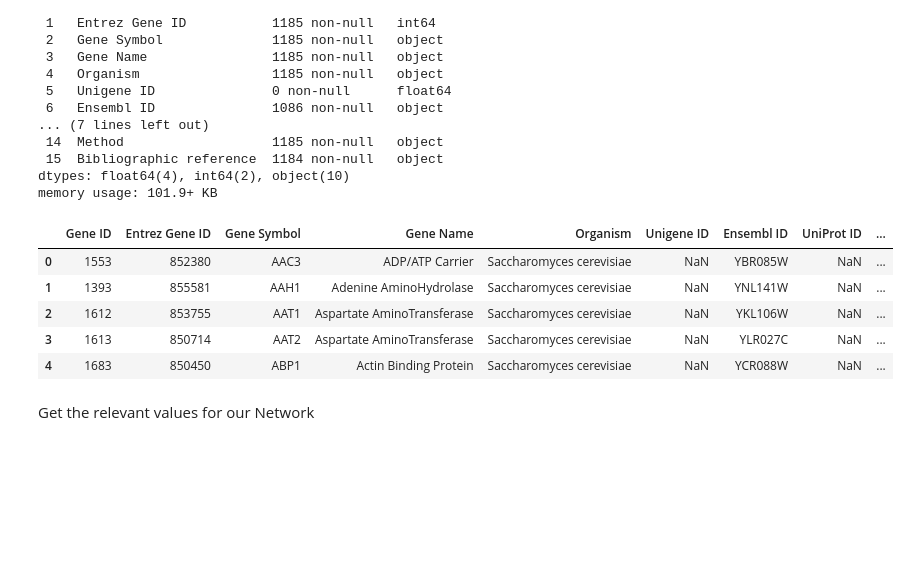
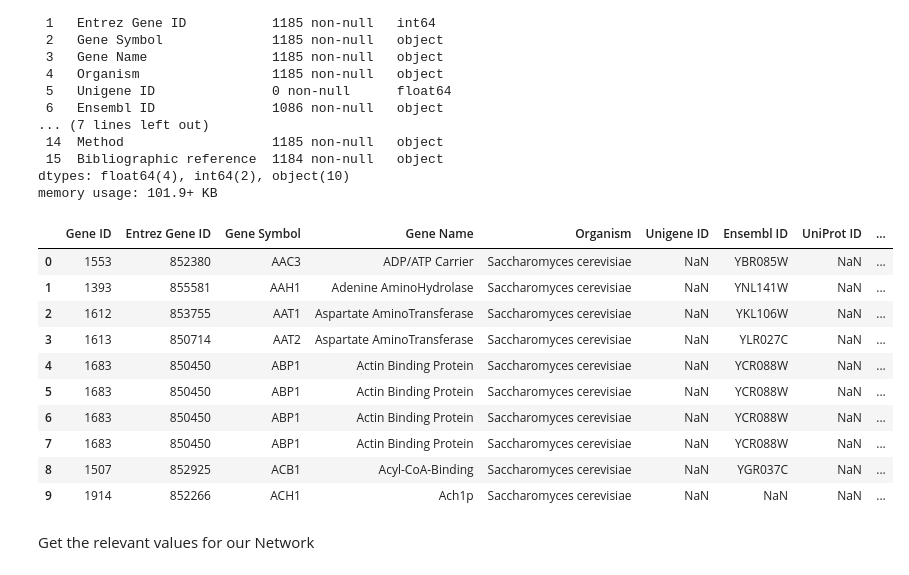
Before and after one commit to JoyMace/HomologousGenes, a Jupyter notebook: Project.ipynb, the cells around one changed output. Saved outputs shown, nothing was run; the diff lists cells and outputs as text; code cells hidden in the pictures; blank space fills up the shorter version.

```diff
--- a/Project.ipynb
+++ b/Project.ipynb
@@ -63,14 +63,19 @@ Data columns (total 16 columns):
 dtypes: float64(4), int64(2), object(10)
 memory usage: 101.9+ KB
 # %%
-df_yeast.head()
+df_yeast.head(10)
 # %% [output]
 |  | Gene ID | Entrez Gene ID | Gene Symbol | Gene Name | Organism | Unigene ID | Ensembl ID | UniProt ID | ... |
 | 0 | 1553 | 852380 | AAC3 | ADP/ATP Carrier | Saccharomyces cerevisiae | NaN | YBR085W | NaN | ... |
 | 1 | 1393 | 855581 | AAH1 | Adenine AminoHydrolase | Saccharomyces cerevisiae | NaN | YNL141W | NaN | ... |
 | 2 | 1612 | 853755 | AAT1 | Aspartate AminoTransferase | Saccharomyces cerevisiae | NaN | YKL106W | NaN | ... |
 | 3 | 1613 | 850714 | AAT2 | Aspartate AminoTransferase | Saccharomyces cerevisiae | NaN | YLR027C | NaN | ... |
 | 4 | 1683 | 850450 | ABP1 | Actin Binding Protein | Saccharomyces cerevisiae | NaN | YCR088W | NaN | ... |
+| 5 | 1683 | 850450 | ABP1 | Actin Binding Protein | Saccharomyces cerevisiae | NaN | YCR088W | NaN | ... |
+| 6 | 1683 | 850450 | ABP1 | Actin Binding Protein | Saccharomyces cerevisiae | NaN | YCR088W | NaN | ... |
+| 7 | 1683 | 850450 | ABP1 | Actin Binding Protein | Saccharomyces cerevisiae | NaN | YCR088W | NaN | ... |
+| 8 | 1507 | 852925 | ACB1 | Acyl-CoA-Binding | Saccharomyces cerevisiae | NaN | YGR037C | NaN | ... |
+| 9 | 1914 | 852266 | ACH1 | Ach1p | Saccharomyces cerevisiae | NaN | NaN | NaN | ... |
 # %% [markdown]
 Get the relevant values for our Network
 # %%
```
Also changed, not shown: parts of 3 cells of this notebook.
